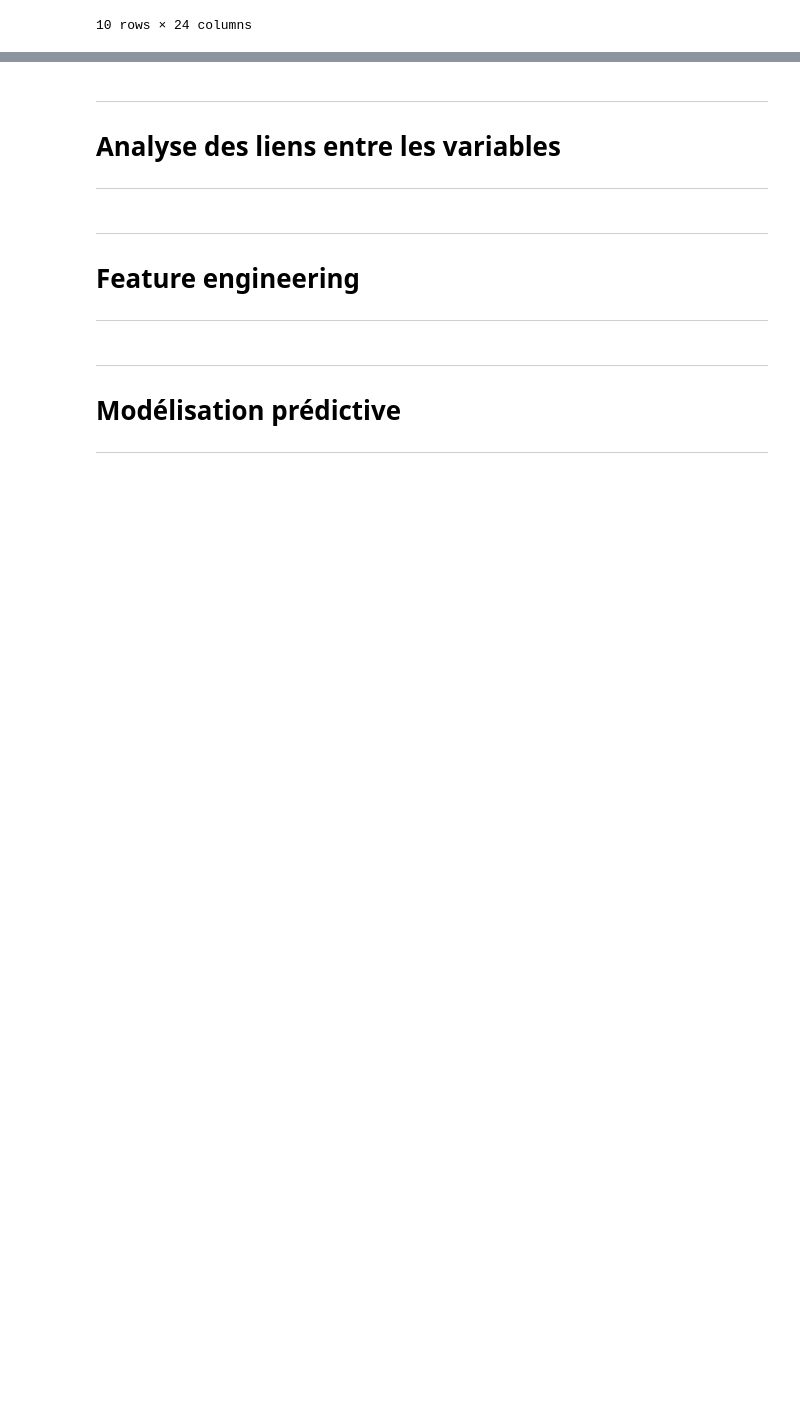
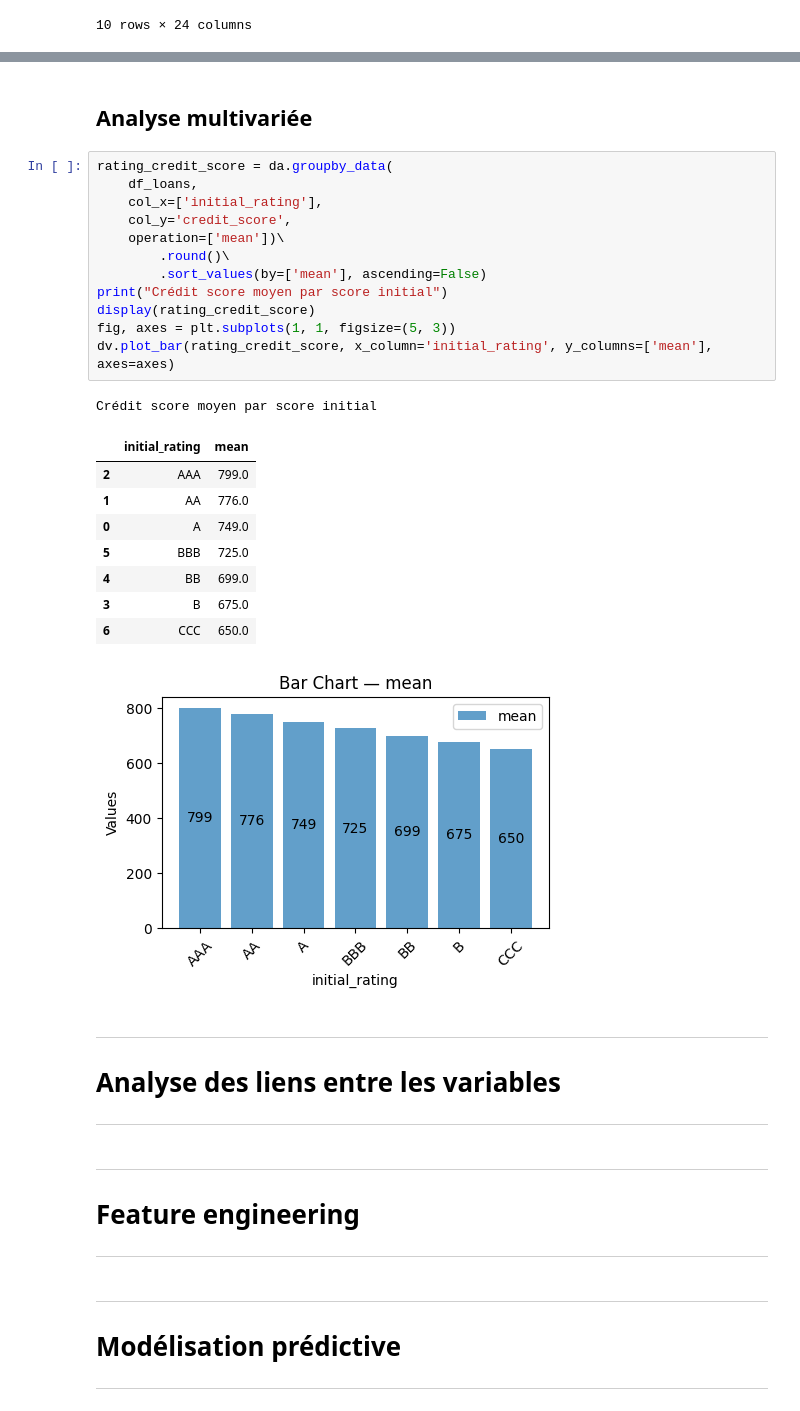
Before and after one commit to NajimDja/Analyse-risque-credit, a Jupyter notebook: analyse_credit.ipynb, the cells around one changed output, grey strips where cells are left out. Cells and saved outputs as stored; diff of their text form; blank space fills up the shorter version.

Commit message:
analyse multivariée

```diff
--- a/analyse_credit.ipynb
+++ b/analyse_credit.ipynb
@@ -341,3 +324,28 @@ Nombre de défaut : 6950 lignes
+# %% [markdown]
+## **Analyse multivariée**
+# %%
+rating_credit_score = da.groupby_data(
+    df_loans,
+    col_x=['initial_rating'],
+    col_y='credit_score',
+    operation=['mean'])\
+        .round()\
+        .sort_values(by=['mean'], ascending=False)
+print("Crédit score moyen par score initial")
+display(rating_credit_score)
+fig, axes = plt.subplots(1, 1, figsize=(5, 3))
+dv.plot_bar(rating_credit_score, x_column='initial_rating', y_columns=['mean'], axes=axes)
+# %% [output]
+Crédit score moyen par score initial
+|  | initial_rating | mean |
+| 2 | AAA | 799.0 |
+| 1 | AA | 776.0 |
+| 0 | A | 749.0 |
+| 5 | BBB | 725.0 |
+| 4 | BB | 699.0 |
+| 3 | B | 675.0 |
+| 6 | CCC | 650.0 |
+[figure, added]
 # %% [markdown]
 ***
 # **Analyse des liens entre les variables**
```
Also changed, not shown: parts of 6 cells of this notebook, 2 other files.
